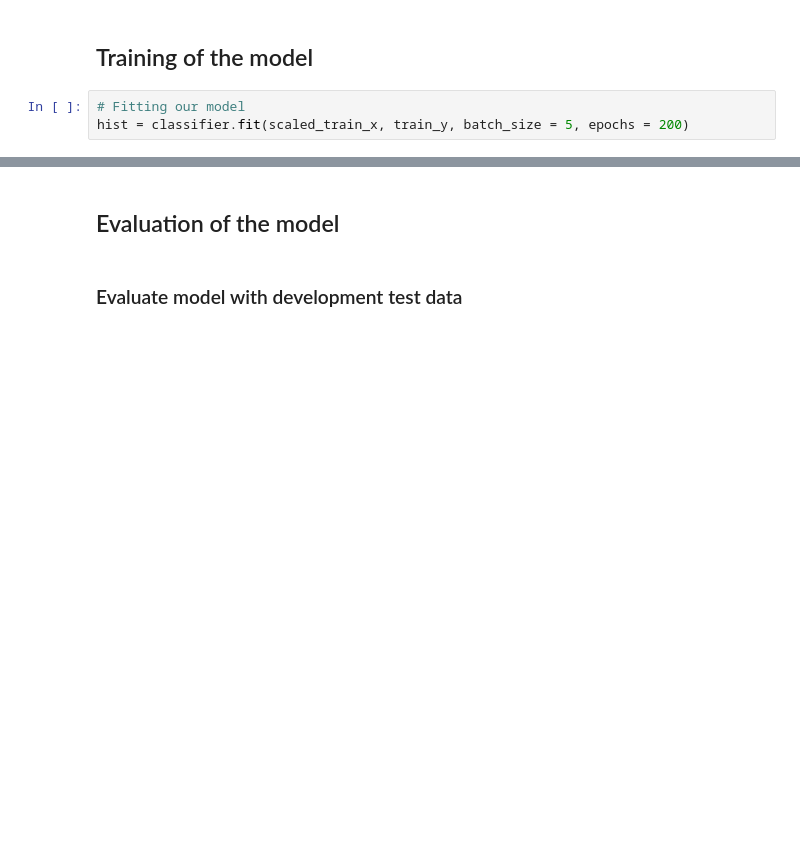
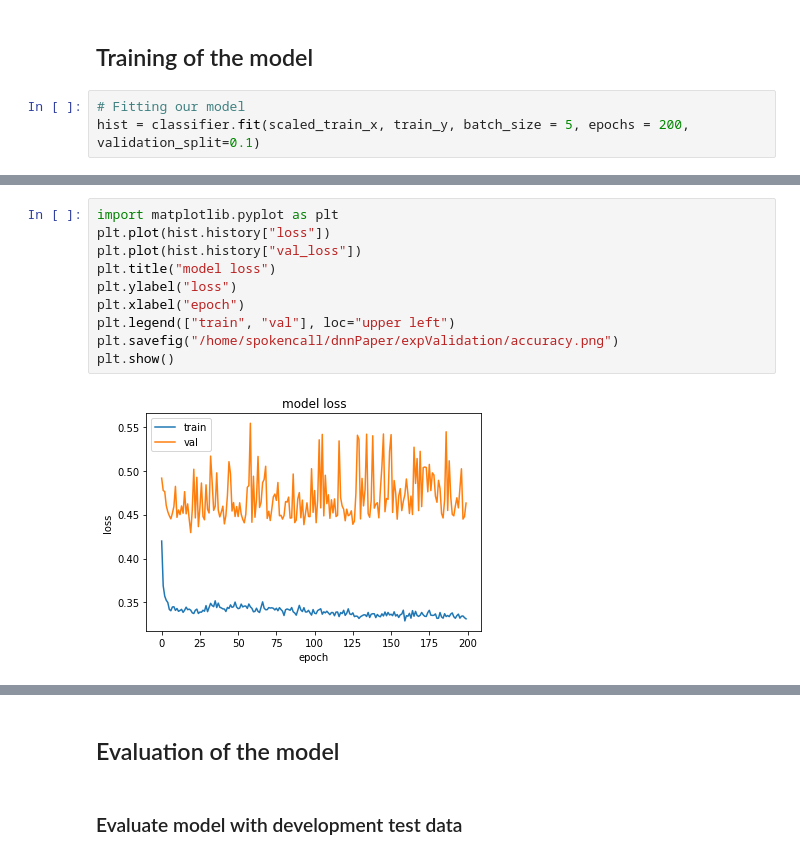
Before and after one commit to Snow-White-Group/The-CSU-K-DNN-Based-System-for-the-2nd-Edition-Spoken-CALL-Shared-Task, a Jupyter notebook: Dev1/dev1.ipynb, the cells around one changed output, grey strips where cells are left out. Cells and saved outputs as stored; diff of their text form; blank space fills up the shorter version.

```diff
--- a/Dev1/dev1.ipynb
+++ b/Dev1/dev1.ipynb
@@ -182,5 +192,5 @@ classifier.compile(loss='binary_crossentropy',
 ## Training of the model
 # %%
 # Fitting our model
-hist = classifier.fit(scaled_train_x, train_y, batch_size = 5, epochs = 200)
+hist = classifier.fit(scaled_train_x, train_y, batch_size = 5, epochs = 200, validation_split=0.1)
 # %% [output]
@@ -203,0 +214,12 @@ Epoch 200/200
+# %%
+import matplotlib.pyplot as plt
+plt.plot(hist.history["loss"])
+plt.plot(hist.history["val_loss"])
+plt.title("model loss")
+plt.ylabel("loss")
+plt.xlabel("epoch")
+plt.legend(["train", "val"], loc="upper left")
+plt.savefig("/home/spokencall/dnnPaper/expValidation/accuracy.png")
+plt.show()
+# %% [output]
+[figure, added]
```
Also changed, not shown: parts of 12 cells of this notebook, 3 other files.
